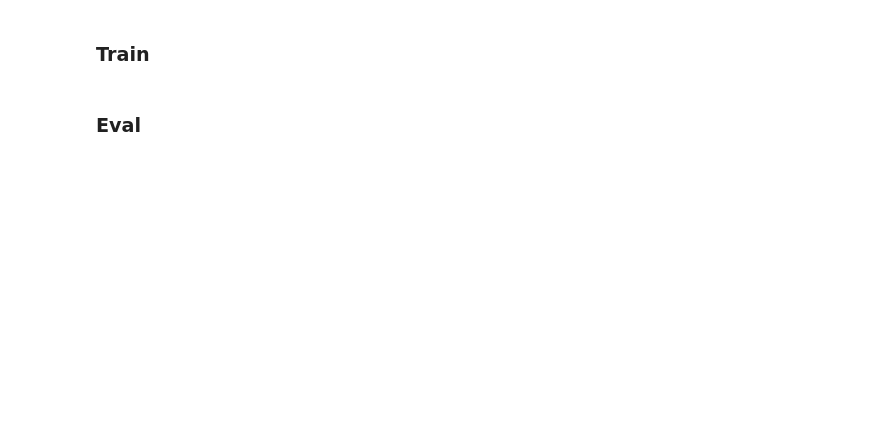
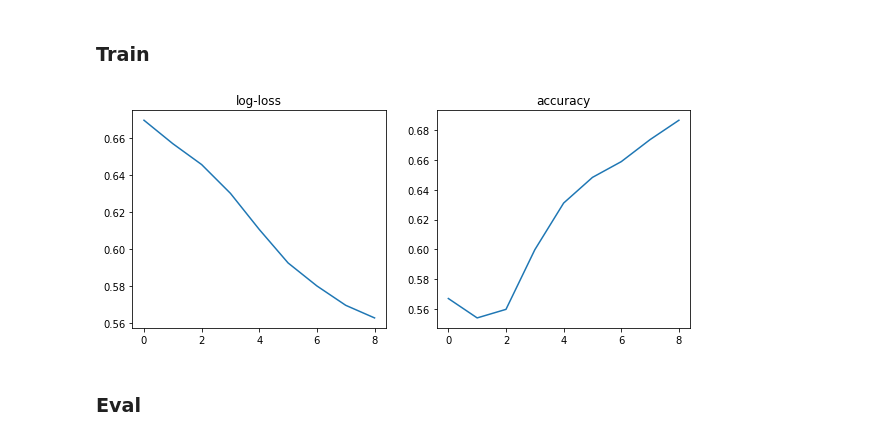
Before and after one commit to yandexdataschool/mlhep2018-starterkit, a Jupyter notebook: phase_1-2/baseline_mpnn/baseline_mpnn.ipynb, the cells around one changed output. Drawn from its saved outputs; the diff is of its cells as text; code cells hidden in the pictures; blank space fills up the shorter version.

Commit message:
tensorboard, filelink to baseline1-mpnn

```diff
--- a/phase_1-2/baseline_mpnn/baseline_mpnn.ipynb
+++ b/phase_1-2/baseline_mpnn/baseline_mpnn.ipynb
@@ -171,21 +183,21 @@ message_passers = {
                       Dropout(rate=0.05),
                       Dense(ndim_message, activation=relu),
                       Dropout(rate=0.05),
-                  ]
+                  ], name="message_passer1"
                  ),
     1: Sequential(layers=[
                       Dense(16, input_shape=(2 * ndim_features_nodes + ndim_features_edges,), activation=relu),
                       Dropout(rate=0.05),
                       Dense(ndim_message, activation=relu),
                       Dropout(rate=0.05),
-                  ]
+                  ], name="message_passer2"
                  ),
     2: Sequential(layers=[
                       Dense(16, input_shape=(2 * ndim_features_nodes + ndim_features_edges,), activation=relu),
                       Dropout(rate=0.05),
                       Dense(ndim_message, activation=relu),
                       Dropout(rate=0.05),
-                  ]
+                  ], name="message_passer3"
                  )
 }
 # %%
@@ -193,10 +205,10 @@ message_passers = {
 state_updater = Sequential(layers=[
                       Dense(16, input_shape=(2 * ndim_message + ndim_features_nodes,), activation=relu),
                       Dense(ndim_features_nodes),
-                                  ]
+                                  ], name="state_updater"
                           )
 # %%
-readout = Dense(num_classes, input_shape=(ndim_features_nodes,), activation=keras.activations.softmax)
+readout = Dense(num_classes, input_shape=(ndim_features_nodes,), activation=keras.activations.softmax, name="readout")
 # %% [markdown]
 ### MPNN construction
 # %% [markdown]
@@ -274,35 +288,53 @@ X_clusters_graph_eval = X_clusters_graph[TRAIN_SIZE:]
 # %% [markdown]
 ### Train
+# %%
+train_writer = tf.summary.FileWriter(
+    os.path.join("/mnt/students-home/test-student/tensorflow-logs", "MPNN_v5", "train"), sess.graph
+)
+merged_summary = tf.summary.merge([
+    tf.summary.scalar("loss", loss_tf),
+    tf.summary.scalar("accuracy", accuracy_tf)
+])
+# train_writer.add_graph(tf.get_default_graph())
 # %%
 losses = []
 accuracies = []
 roc_aucs = []
+
 
 for epoch in tqdm(range(10)):
     loss_float = 0
     accuracy_float = 0
 
     losses_epoch = []
     accuracies_epoch = []
     roc_aucs_epoch = []
     for X_cluster_graph in X_clusters_graph_train:
-        predictions, (loss, accuracy) = run_train(X_cluster_graph=X_cluster_graph,
+        predictions, (loss, accuracy, summary) = run_train(X_cluster_graph=X_cluster_graph,
                                    X_predictions=X_predictions,
                                    optimizer=optimizer, sess=sess,
                                    ndim_features_nodes=ndim_features_nodes,
                                    ndim_features_edges=ndim_features_edges,
                                    placeholders=placeholders,
-                                   metrics=[loss_tf, accuracy_tf])
+                                   metrics=[loss_tf, accuracy_tf, merged_summary])
         losses_epoch.append(loss)
         accuracies_epoch.append(accuracy)
-    clear_output()
 
     losses.append(np.mean(losses_epoch))
-    plt.title('log-loss')
-    plt.plot(losses)
-    plt.show()
+    accuracies.append(np.mean(accuracies_epoch))
+    train_writer.add_summary(summary, epoch)
 
-    accuracies.append(np.mean(accuracies_epoch))
-    plt.title('accuracy')
-    plt.plot(accuracies)
-    plt.show()
+    if epoch % 2 == 0:
+        clear_output()
+
+        plt.figure(figsize=(10,4))
+        ax = plt.subplot(121)
+        plt.title('log-loss')
+        plt.plot(losses)
+
+        ax = plt.subplot(122)
+        plt.title('accuracy')
+        plt.plot(accuracies)
+        plt.show()
+# %% [output]
+[figure, added]
```
Also changed, not shown: parts of 21 cells of this notebook.
